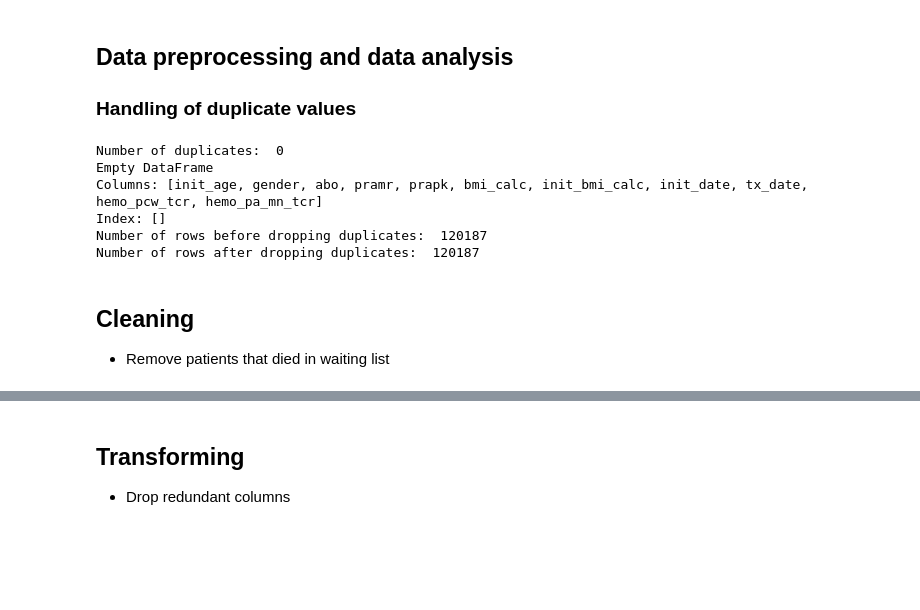
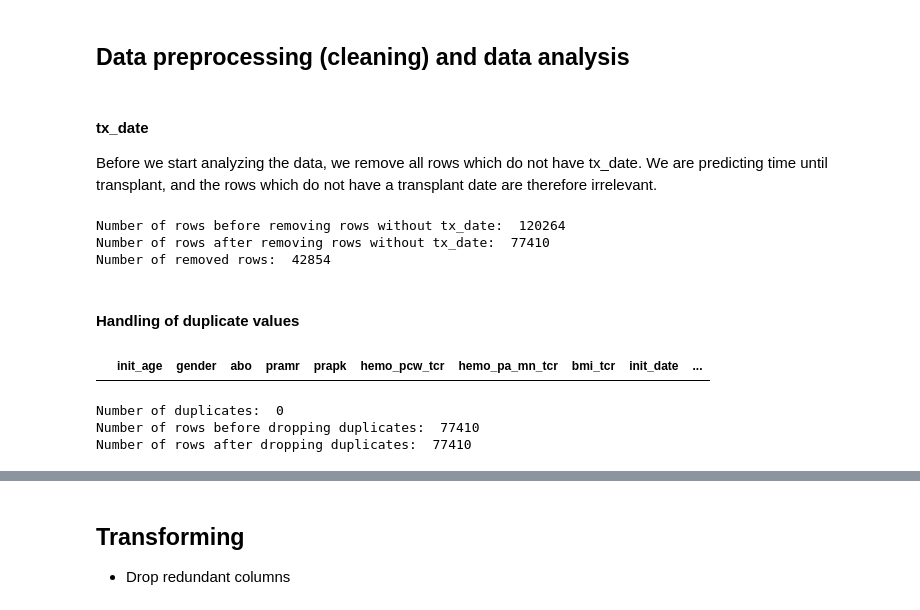
Before and after one commit to adicreson/time-to-heart-transplantation, a Jupyter notebook: data.ipynb, the cells around one changed output, grey strips where cells are left out. Cells and saved outputs as stored; diff of their text form; code cells hidden in the pictures; blank space fills up the shorter version.

```diff
--- a/data.ipynb
+++ b/data.ipynb
@@ -59,27 +56,46 @@ memory usage: 10.1+ MB
 # %% [markdown]
-## Data preprocessing and data analysis
-### Handling of duplicate values
+## Data preprocessing (cleaning) and data analysis
+# %% [markdown]
+#### tx_date
+Before we start analyzing the data, we remove all rows which do not have tx_date. We are predicting time until transplant, and the rows which do not have a transplant date are therefore irrelevant.
+# %%
+original_size = len(df)
+
+#Print number of rows before removing rows without tx_date
+print("Number of rows before removing rows without tx_date: ", original_size)
+
+#Remove all rows without tx_date
+df = df[df["tx_date"].notna()]
+
+size_post_cleaning = len(df)
+#Print number of rows after removing rows without tx_date
+print("Number of rows after removing rows without tx_date: ", size_post_cleaning)
+
+#Print number of removed rows as number
+print("Number of removed rows: ", original_size - size_post_cleaning)
+# %% [output]
+Number of rows before removing rows without tx_date:  120264
+Number of rows after removing rows without tx_date:  77410
+Number of removed rows:  42854
+# %% [markdown]
+#### Handling of duplicate values
 # %%
 #Display information about the duplicates
-features[features.duplicated()]
+df[df.duplicated()]
+# %% [output]
+|  | init_age | gender | abo | pramr | prapk | hemo_pcw_tcr | hemo_pa_mn_tcr | bmi_tcr | init_date | ... |
 # %%
 #Count number of duplicates
-print("Number of duplicates: ", features.duplicated().sum())
+print("Number of duplicates: ", df.duplicated().sum())
 
 #Number of duplicates before dropping
-print("Number of rows before dropping duplicates: ", features.shape[0])
+print("Number of rows before dropping duplicates: ", df.shape[0])
 #Drop duplicates and keep the first occurence
-features = features.drop_duplicates()
+df = df.drop_duplicates()
 
 #Number of duplicates after dropping
-print("Number of rows after dropping duplicates: ", features.shape[0])
+print("Number of rows after dropping duplicates: ", df.shape[0])
 # %% [output]
 Number of duplicates:  0
-Empty DataFrame
-Columns: [init_age, gender, abo, pramr, prapk, bmi_calc, init_bmi_calc, init_date, tx_date, hemo_pcw_tcr, hemo_pa_mn_tcr]
-Index: []
-Number of rows before dropping duplicates:  120187
-Number of rows after dropping duplicates:  120187
+Number of rows before dropping duplicates:  77410
+Number of rows after dropping duplicates:  77410
-# %% [markdown]
-## Cleaning
-- Remove patients that died in waiting list
```
Also changed, not shown: parts of 19 cells of this notebook.
